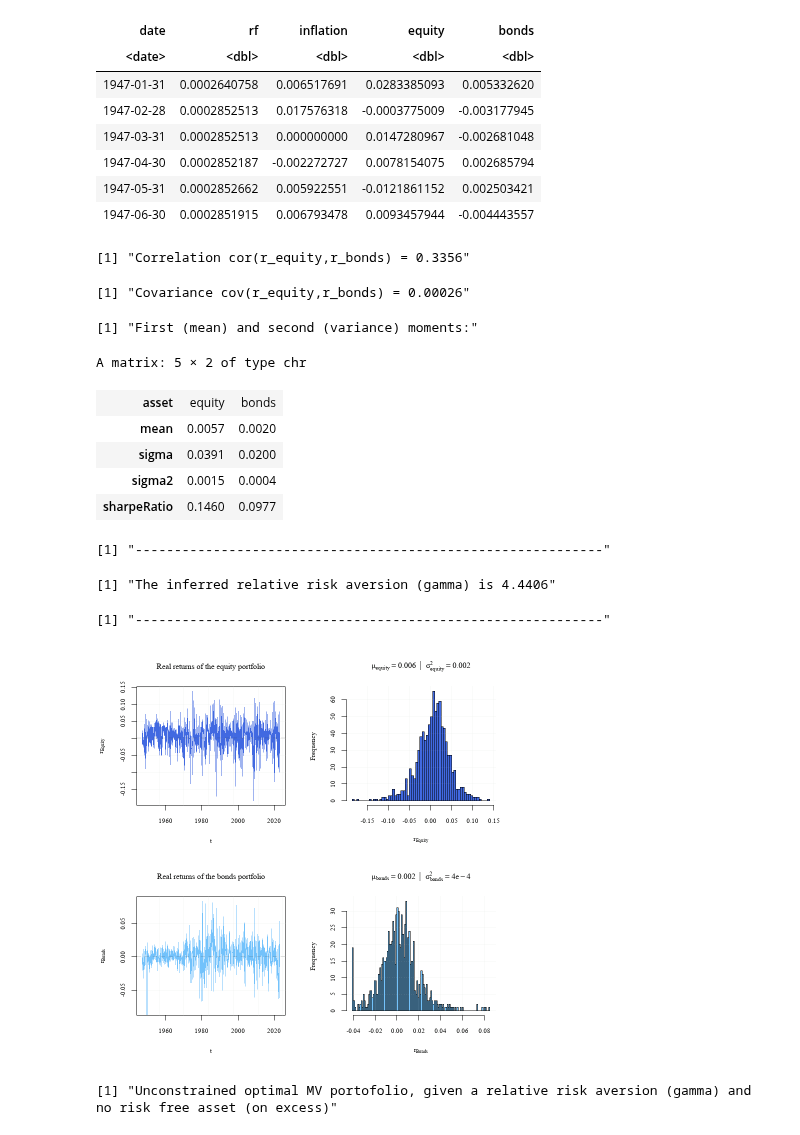
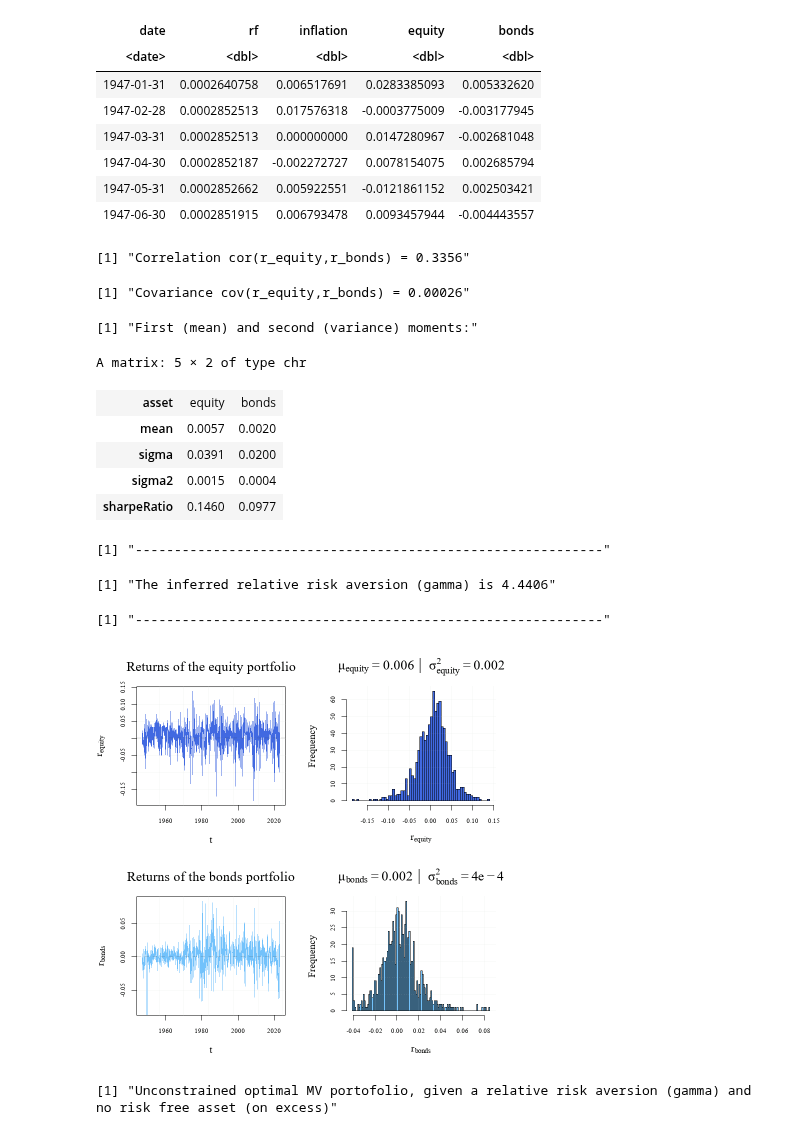
Before and after one commit to S2310053/GRA6560, a Jupyter notebook: main_code.ipynb, the cells around one changed output. Cells and saved outputs as stored; diff of their text form; code cells hidden in the pictures.

```diff
--- a/main_code.ipynb
+++ b/main_code.ipynb
@@ -148,56 +148,64 @@ colAbline <- adjustcolor("black", alpha.f = 0.1)
 par(mfrow = c(2,2), family = "Times New Roman")
 
 # Equity: time series
-t1 <- "Real returns of the equity portfolio"
+t1 <- "Returns of the equity portfolio"
 t2 <- TeX(paste("$\\mu_{equity} = ", round(muRealEquity, 3),
                 "\\;|\\; \\sigma^2_{equity} = ", round(varRealEquity, 3), "$"))
 x1 <- TeX("$t$")
-y1 <- TeX("$r_{Equity}$")
+y1 <- TeX("$r_{equity}$")
 plot(date, rRealEquity, type = "l", main = t1, xlab = x1, ylab = y1,
-     lwd = 1, col = colEquity)
+     lwd = 1, col = colEquity,
+     cex.main=2,
+     cex.lab = 1.5)
 grid(col = adjustcolor("gray70", alpha.f = 0.2), lwd = 1)
 abline(h = 0, col = colAbline, lwd = 2, lty = 2)
 
 # Equity: histogram
-hist(rRealEquity, breaks = 100, freq = TRUE, main = t2, xlab = TeX("$r_{Equity}$"),
-     col = colEquity)
+hist(rRealEquity, breaks = 100, freq = TRUE, main = t2, xlab = TeX("$r_{equity}$"),
+     col = colEquity,
+     cex.main=2,
+     cex.lab = 1.5)
 grid(col = adjustcolor("gray70", alpha.f = 0.2), lwd = 1)
 
 # Bonds: time series
-t1 <- "Real returns of the bonds portfolio"
+t1 <- "Returns of the bonds portfolio"
 t2 <- TeX(paste("$\\mu_{bonds} = ", round(muRealBonds, 3),
                 "\\;|\\; \\sigma^2_{bonds} = ", round(varRealBonds, 4), "$"))
 x1 <- TeX("$t$")
-y1 <- TeX("$r_{Bonds}$")
+y1 <- TeX("$r_{bonds}$")
 
 # truncate outliers (cleaner plot)
 qL      <- quantile(rRealBonds, 0.02)
 returns <- ifelse(rRealBonds > qL, rRealBonds, qL)
 
 plot(date, rRealBonds, type = "l", main = t1, xlab = x1, ylab = y1,
      ylim = c(quantile(rRealBonds, 0.001), max(rRealBonds)),
-     lwd = 1, col = colBonds)
+     lwd = 1, col = colBonds,
+     cex.main=2,
+     cex.lab = 1.5)
 grid(col = adjustcolor("gray70", alpha.f = 0.2), lwd = 1)
 abline(h = 0, col = colAbline, lwd = 2, lty = 2)
 
 # Bonds: histogram
-hist(returns, breaks = 100, freq = TRUE, main = t2, xlab = TeX("$r_{Bonds}$"),
-     col = colBonds)
+hist(returns, breaks = 100, freq = TRUE, main = t2, xlab = TeX("$r_{bonds}$"),
+     col = colBonds,
+     cex.main=2,
+     cex.lab = 1.5)
 grid(col = adjustcolor("gray70", alpha.f = 0.2), lwd = 1)
 # %% [output]
 [1] "Correlation cor(r_equity,r_bonds) = 0.3356"
 [1] "Covariance cov(r_equity,r_bonds) = 0.00026"
 [1] "First (mean) and second (variance) moments:"
 A matrix: 5 × 2 of type chr
 | asset | equity | bonds |
 | mean | 0.0057 | 0.0020 |
 | sigma | 0.0391 | 0.0200 |
 | sigma2 | 0.0015 | 0.0004 |
 | sharpeRatio | 0.1460 | 0.0977 |
 [1] "------------------------------------------------------------"
 [1] "The inferred relative risk aversion (gamma) is 4.4406"
 [1] "------------------------------------------------------------"
-[figure, old version]
+[figure, new version]
 # %%
 ##
 # 2.2 This Analyzes improvement in certainty equivalent if investing in rf
```
Also changed, not shown: parts of 5 cells of this notebook.
